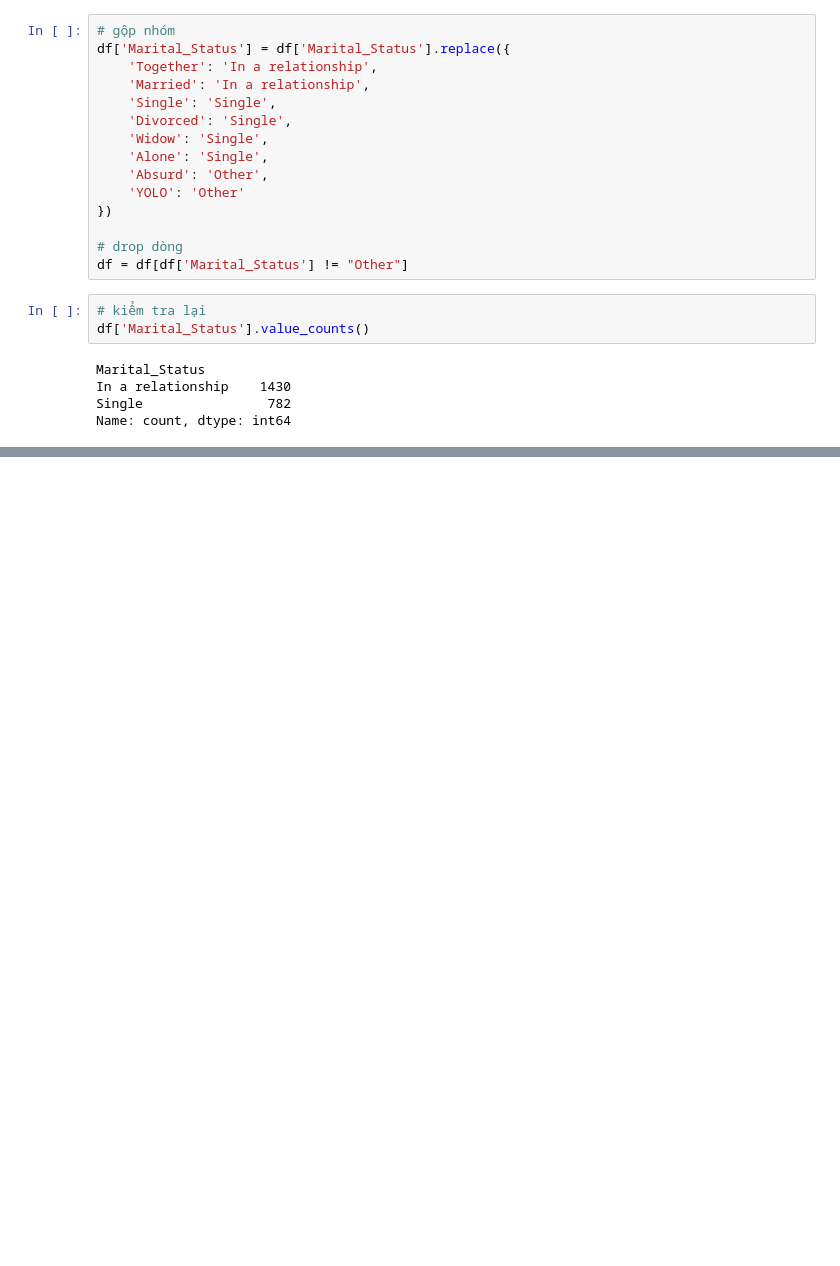
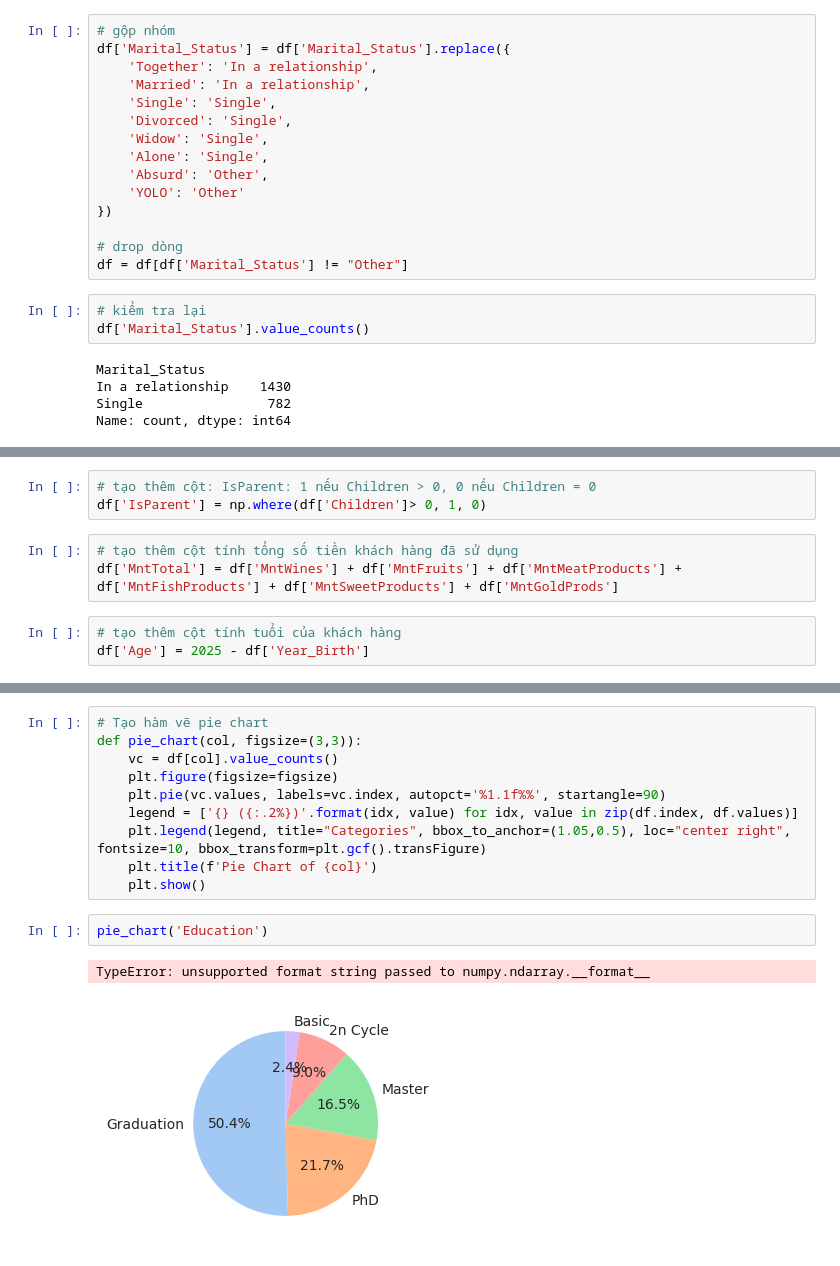
Before and after one commit to nh-adorie/adorie-data-projects, a Jupyter notebook: customer-personality-analysis/notebooks/1_eda_cleaning.ipynb, the cells around one changed output, grey strips where cells are left out. Drawn from its saved outputs; the diff is of its cells as text; blank space fills up the shorter version.

Commit message:
draw some chart

```diff
--- a/customer-personality-analysis/notebooks/1_eda_cleaning.ipynb
+++ b/customer-personality-analysis/notebooks/1_eda_cleaning.ipynb
@@ -220,0 +246,9 @@ boolean_cols = ['Complain', 'AcceptedCmp1', 'AcceptedCmp2', 'AcceptedCmp3', 'Acc
+# %%
+# tạo thêm cột: IsParent: 1 nếu Children > 0, 0 nếu Children = 0
+df['IsParent'] = np.where(df['Children']> 0, 1, 0)
+# %%
+# tạo thêm cột tính tổng số tiền khách hàng đã sử dụng
+df['MntTotal'] = df['MntWines'] + df['MntFruits'] + df['MntMeatProducts'] + df['MntFishProducts'] + df['MntSweetProducts'] + df['MntGoldProds']
+# %%
+# tạo thêm cột tính tuổi của khách hàng
+df['Age'] = 2025 - df['Year_Birth']
@@ -220,0 +282,15 @@ boolean_cols = ['Complain', 'AcceptedCmp1', 'AcceptedCmp2', 'AcceptedCmp3', 'Acc
+# %%
+# Tạo hàm vẽ pie chart
+def pie_chart(col, figsize=(3,3)):
+    vc = df[col].value_counts()
+    plt.figure(figsize=figsize)
+    plt.pie(vc.values, labels=vc.index, autopct='%1.1f%%', startangle=90)
+    legend = ['{} ({:.2%})'.format(idx, value) for idx, value in zip(df.index, df.values)]
+    plt.legend(legend, title="Categories", bbox_to_anchor=(1.05,0.5), loc="center right", fontsize=10, bbox_transform=plt.gcf().transFigure)
+    plt.title(f'Pie Chart of {col}')
+    plt.show()
+# %%
+pie_chart('Education')
+# %% [output]
+TypeError: unsupported format string passed to numpy.ndarray.__format__
+[figure, added]
```
Also changed, not shown: parts of 9 cells of this notebook.
